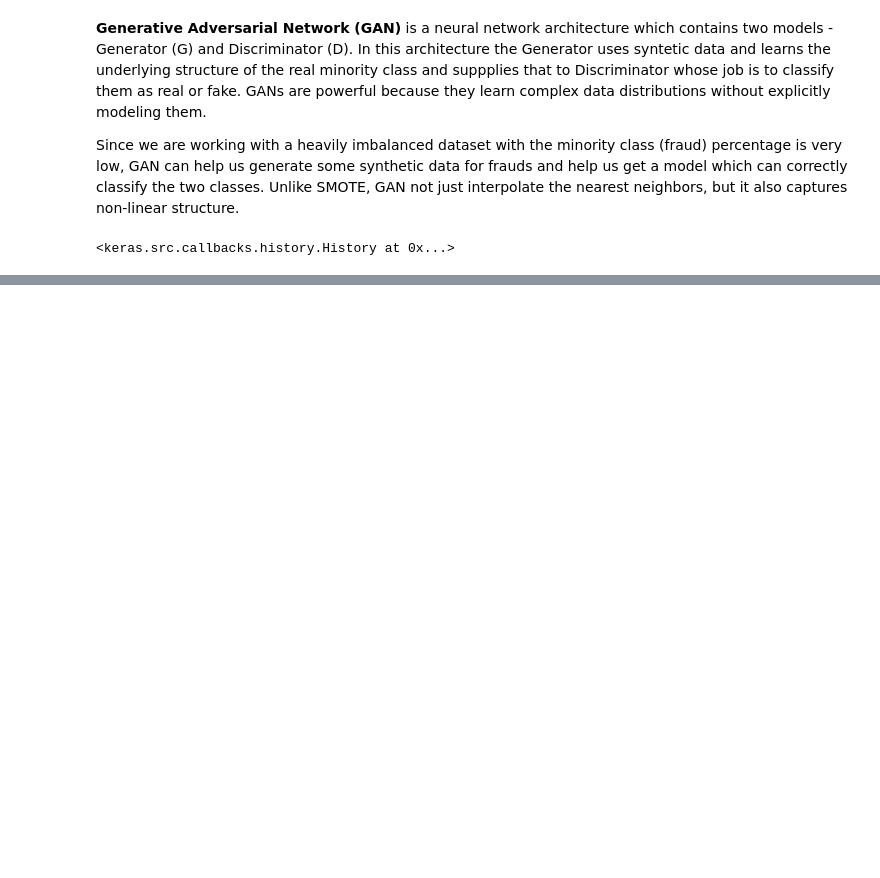
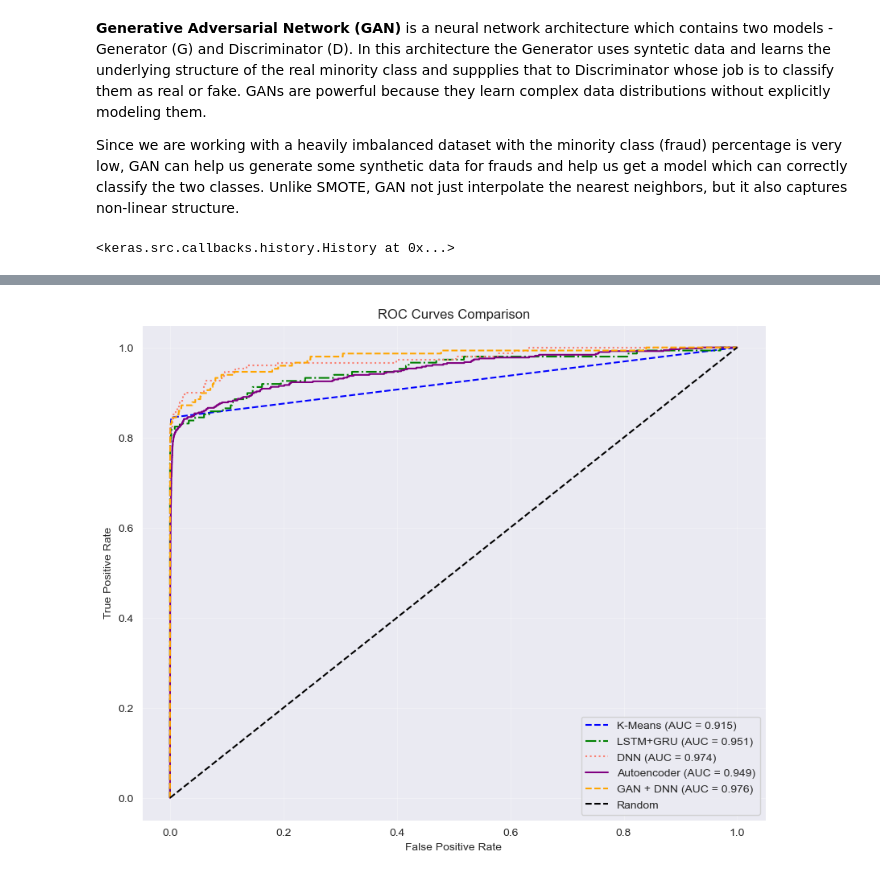
Before and after one commit to ikshvakoo/creditcardfrauddetection, a Jupyter notebook: credit_card_fraud.ipynb, the cells around one changed output, grey strips where cells are left out. Cells and saved outputs as stored; diff of their text form; code cells hidden in the pictures; blank space fills up the shorter version.

```diff
--- a/credit_card_fraud.ipynb
+++ b/credit_card_fraud.ipynb
@@ -763,0 +787,41 @@ plt.show()
+# %%
+from sklearn.metrics import roc_curve
+
+# Calculate ROC curves for each model
+# KNN
+fpr_knn, tpr_knn, _ = roc_curve(y_test, model_KNN.predict_proba(X_test_scaled)[:, 1])
+
+# LSTM+GRU
+fpr_gl, tpr_gl, _ = roc_curve(y_test, probability_gl)
+
+# DNN
+fpr_dnn, tpr_dnn, _ = roc_curve(y_test, proba_dnn)
+
+# Autoencoder
+fpr_ae, tpr_ae, _ = roc_curve(yt, mse)
+
+# GAN-based classifier
+fpr_gan, tpr_gan, _ = roc_curve(y_test, proba_gan)
+
+# Create the ROC curve plot
+plt.figure(figsize=(10, 8))
+plt.plot(fpr_knn, tpr_knn, label=f'K-Means (AUC = {knn_roc_auc:.3f})', linestyle='--', color='blue')
+plt.plot(fpr_gl, tpr_gl, label=f'LSTM+GRU (AUC = {gl_roc_auc:.3f})', linestyle='-.', color='green')
+plt.plot(fpr_dnn, tpr_dnn, label=f'DNN (AUC = {dnn_roc_auc:.3f})', linestyle=':', color='salmon')
+plt.plot(fpr_ae, tpr_ae, label=f'Autoencoder (AUC = {ae_roc_auc:.3f})', linestyle='-', color='purple')
+plt.plot(fpr_gan, tpr_gan, label=f'GAN + DNN (AUC = {clf_roc_auc:.3f})', linestyle='--', color='orange')
+
+# Add diagonal line representing random classifier
+plt.plot([0, 1], [0, 1], 'k--', label='Random')
+
+# Customize the plot
+plt.xlabel('False Positive Rate')
+plt.ylabel('True Positive Rate')
+plt.title('ROC Curves Comparison')
+plt.legend(loc='lower right')
+plt.grid(True, alpha=0.3)
+
+# Show the plot
+plt.show()
+# %% [output]
+[figure, added]
```
Also changed, not shown: parts of 25 cells of this notebook.
